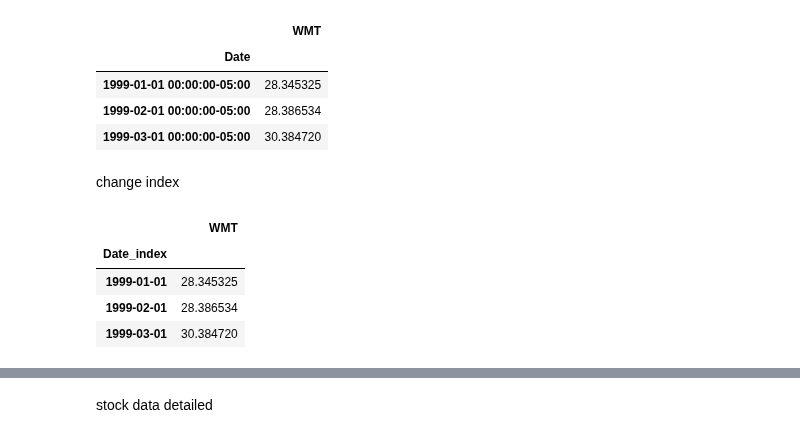
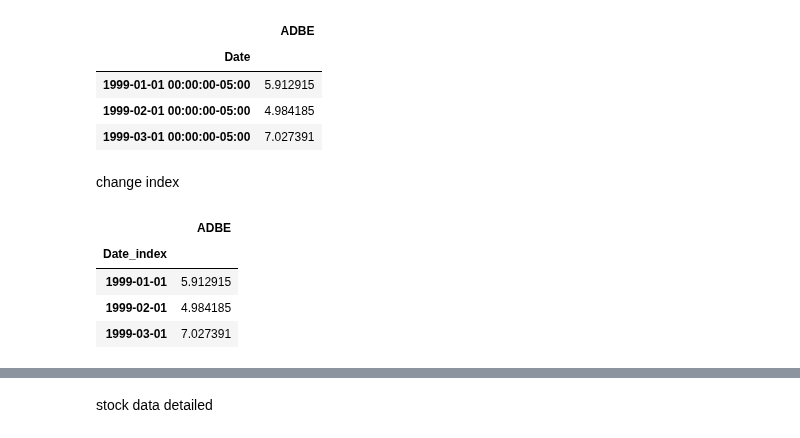
Before and after one commit to ChapnesAl/Tinkoff_Investment, a Jupyter notebook: lessons_and_tests/find_strs/fa_module.ipynb, the cells around one changed output, grey strips where cells are left out. Saved outputs shown, nothing was run; the diff lists cells and outputs as text; code cells hidden in the pictures.

```diff
--- a/lessons_and_tests/find_strs/fa_module.ipynb
+++ b/lessons_and_tests/find_strs/fa_module.ipynb
@@ -17,7 +17,7 @@ api_key = '00ef9804fcde0edd93b1b4821ee2f06a'
 # %%
 
 ''' Колонки '''
-ticker = 'WMT'
+ticker = 'ADBE'
 
 
 
@@ -28,21 +28,21 @@ period = '1mo'  # '1d' '1wk'
 # %%
 def get_data_from_ticker(tick, stime, ftime, interval=period):
     ticker = yf.Ticker(tick)
 
     df = ticker.history(start=stime, end=ftime, interval=interval)
     x = pd.DataFrame(df)
     x.rename(columns={"Close": tick}, inplace=True)
     z = x.drop(columns=["Open", "High", "Low", "Volume", "Dividends", "Stock Splits"])
     return z
 
-df = pd.DataFrame(get_data_from_ticker(ticker, stime, ftime, period))
+df = get_data_from_ticker(ticker, stime, None, period)
 df.head(3)
 # %% [output]
-|  | WMT |
+|  | ADBE |
 | Date |  |
-| 1999-01-01 00:00:00-05:00 | 28.345325 |
-| 1999-02-01 00:00:00-05:00 | 28.386534 |
-| 1999-03-01 00:00:00-05:00 | 30.384720 |
+| 1999-01-01 00:00:00-05:00 | 5.912915 |
+| 1999-02-01 00:00:00-05:00 | 4.984185 |
+| 1999-03-01 00:00:00-05:00 | 7.027391 |
 # %% [markdown]
 change index
 # %%
@@ -58,11 +58,11 @@ def change_index(df):
 df = change_index(df)
 df.head(3)
 # %% [output]
-|  | WMT |
+|  | ADBE |
 | Date_index |  |
-| 1999-01-01 | 28.345325 |
-| 1999-02-01 | 28.386534 |
-| 1999-03-01 | 30.384720 |
+| 1999-01-01 | 5.912915 |
+| 1999-02-01 | 4.984185 |
+| 1999-03-01 | 7.027391 |
 # %%
 # df.loc['1999-01-01']
 # %%
```
Also changed, not shown: parts of 12 cells of this notebook, 4 other files.
